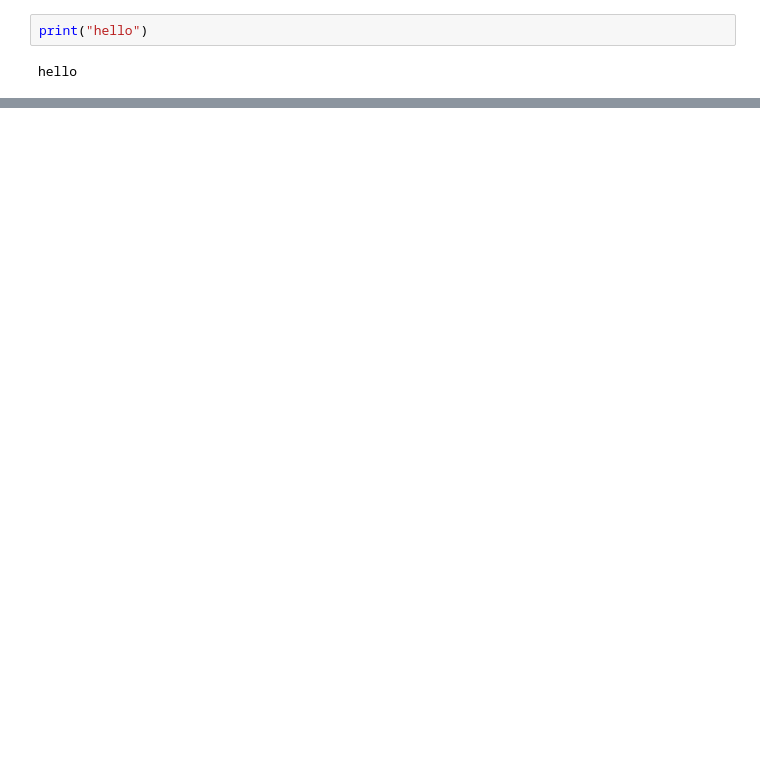
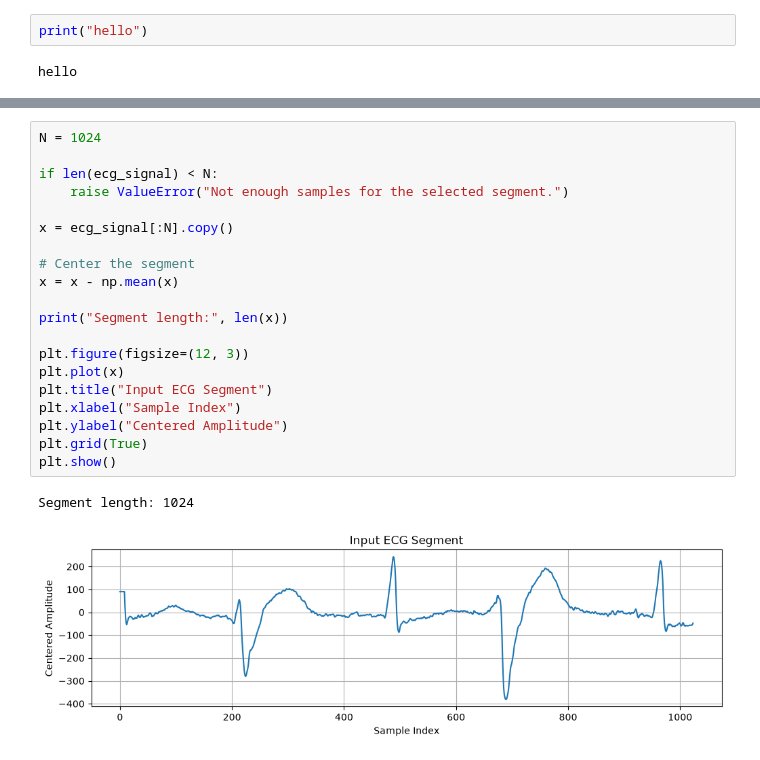
Before and after one commit to namishmahajan2005-arch/Compressed-Sensing, a Jupyter notebook: test.ipynb, the cells around one changed output, grey strips where cells are left out. Saved outputs shown, nothing was run; the diff lists cells and outputs as text; blank space fills up the shorter version.

```diff
--- a/test.ipynb
+++ b/test.ipynb
@@ -58,0 +148,23 @@ NameError: name 'DATA_DIR' is not defined
+# %%
+N = 1024
+
+if len(ecg_signal) < N:
+    raise ValueError("Not enough samples for the selected segment.")
+
+x = ecg_signal[:N].copy()
+
+# Center the segment
+x = x - np.mean(x)
+
+print("Segment length:", len(x))
+
+plt.figure(figsize=(12, 3))
+plt.plot(x)
+plt.title("Input ECG Segment")
+plt.xlabel("Sample Index")
+plt.ylabel("Centered Amplitude")
+plt.grid(True)
+plt.show()
+# %% [output]
+Segment length: 1024
+[figure, added]
```
Also changed, not shown: parts of 13 cells of this notebook.
